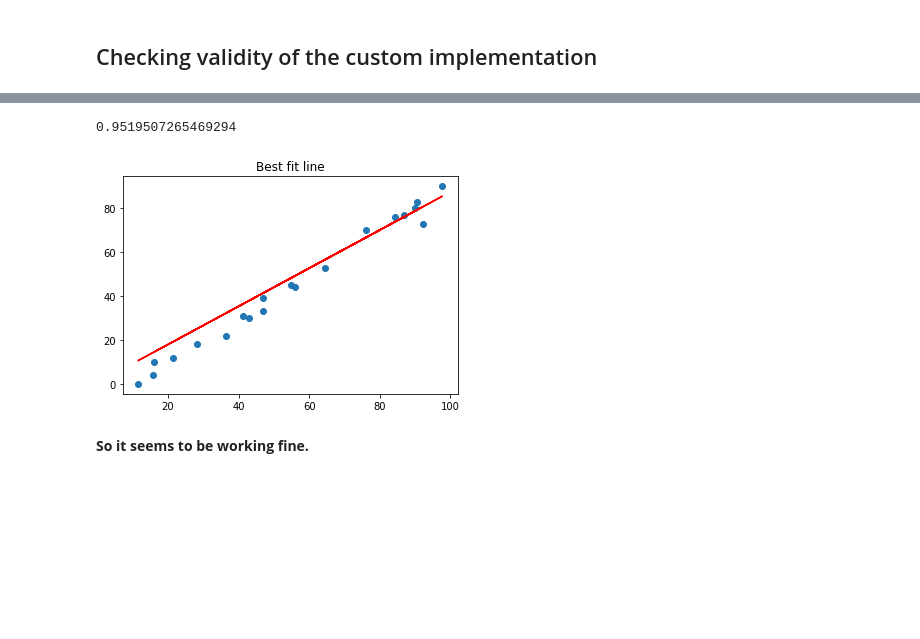
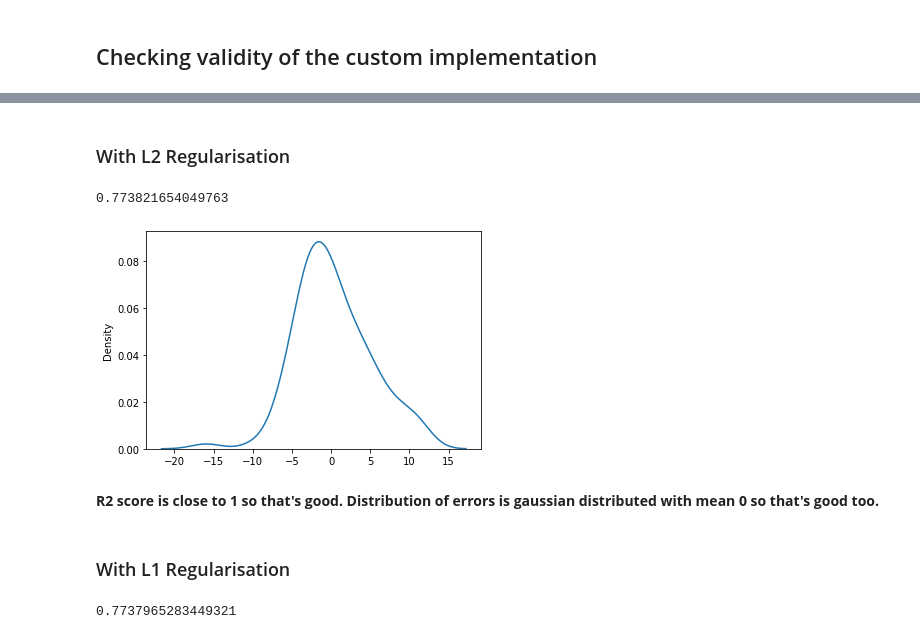
Before and after one commit to scsanjay/ml_from_scratch, a Jupyter notebook: 04. Linear Regression/LinearRegression.ipynb, the cells around one changed output, grey strips where cells are left out. Saved outputs shown, nothing was run; the diff lists cells and outputs as text; code cells hidden in the pictures; blank space fills up the shorter version.

```diff
--- a/04. Linear Regression/LinearRegression.ipynb
+++ b/04. Linear Regression/LinearRegression.ipynb
@@ -116,17 +113,31 @@ X_train, X_test, Y_train, Y_test = train_test_split(X, Y, test_size = 0.2, rando
+# %%
+from sklearn.datasets import load_boston
+from sklearn.model_selection import train_test_split
+from sklearn.preprocessing import StandardScaler
+
+iris = load_boston()
+X_train, X_test, y_train, y_test = train_test_split(iris.data, iris.target, train_size=.8)
+
+stnd = StandardScaler()
+stnd.fit(X_train)
+X_train = stnd.transform(X_train)
+X_test = stnd.transform(X_test)
+# %% [markdown]
+### With L2 Regularisation
 # %%
-model = LinearRegression()
-model.fit(X_train, Y_train)
+model = LinearRegression(alpha=0.0001, eta0=0.001, epoch = 1500)
+model.fit(X_train, y_train)
 y_pred = model.predict(X_test)
 # %%
-r2_score(Y_test, y_pred)
+r2_score(y_test, y_pred)
 # %% [output]
-0.9519507265469294
+0.773821654049763
-# %%
-plt.scatter(X_test, Y_test)
-plt.plot(X_test, y_pred, 'r')
-plt.title('Best fit line')
-plt.show()
-# %% [output]
-[figure, removed]
-# %% [markdown]
-**So it seems to be working fine.**
+# %%
+sns.kdeplot(y_test - y_pred)
+plt.show()
+# %% [output]
+[figure, added]
+# %% [markdown]
+**R2 score is close to 1 so that's good. Distribution of errors is gaussian distributed with mean 0 so that's good too.**
+# %% [markdown]
+### With L1 Regularisation
@@ -132,0 +148,4 @@ plt.show()
+# %%
+r2_score(y_test, y_pred)
+# %% [output]
+0.7737965283449321
```
Also changed, not shown: parts of 10 cells of this notebook.
